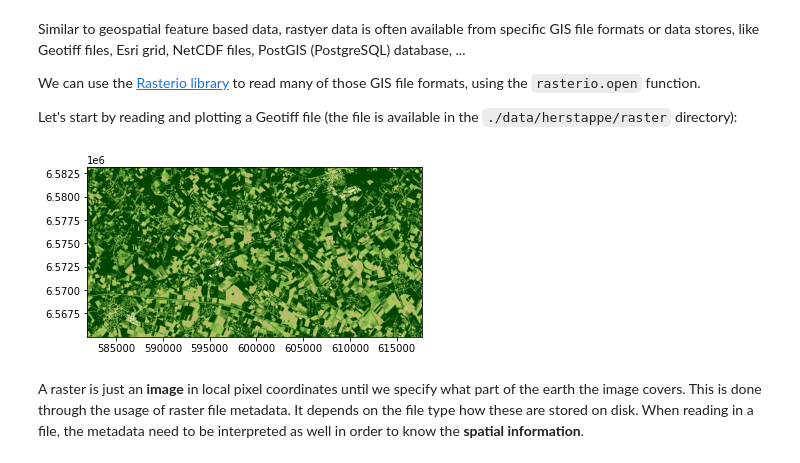
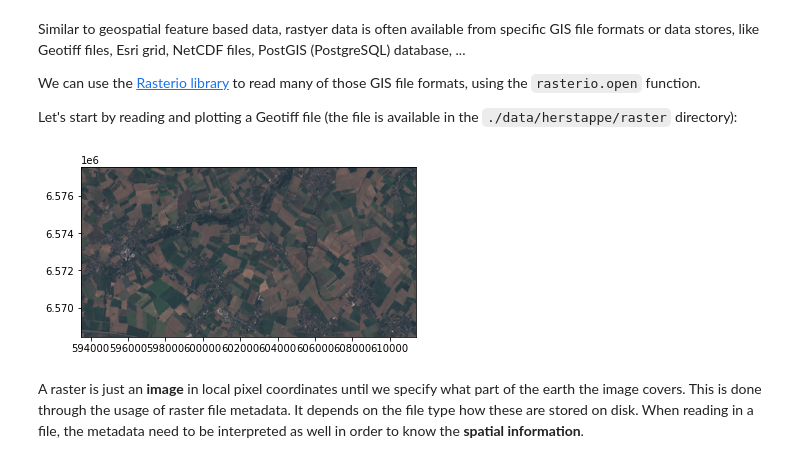
Before and after one commit to jorisvandenbossche/DS-python-geospatial, a Jupyter notebook: _solved/10-introduction-raster.ipynb, the cells around one changed output. Drawn from its saved outputs; the diff is of its cells as text; code cells hidden in the pictures.

```diff
--- a/_solved/10-introduction-raster.ipynb
+++ b/_solved/10-introduction-raster.ipynb
@@ -22,13 +22,13 @@ We can use the [Rasterio library](https://rasterio.readthedocs.io/en/latest/) to
 
 Let's start by reading and plotting a Geotiff file (the file is available in the `./data/herstappe/raster` directory):
 # %%
-ndvi_herstappe = "./data/herstappe/raster/2018-09-18_Sentinel_2_L2A_NDVI.tiff"
+file_herstappe = "./data/herstappe/raster/2020-09-17_Sentinel_2_L1C_True_color.tiff"
 # %%
-with rasterio.open(ndvi_herstappe) as src:
-    herstappe_ndvi = src.read()
-    show(herstappe_ndvi, transform=src.transform)
+with rasterio.open(file_herstappe) as src:
+    herstappe = src.read()
+    show(herstappe, transform=src.transform)
 # %% [output]
-[figure, old version]
+[figure, new version]
 # %% [markdown]
 A raster is just an __image__ in local pixel coordinates until we specify what part of the earth the image covers. This is done through the usage of raster file metadata. It depends on the file type how these are stored on disk. When reading in a file, the metadata need to be interpreted as well in order to know the __spatial information__.
 # %% [markdown]
```
Also changed, not shown: parts of 28 cells of this notebook.
